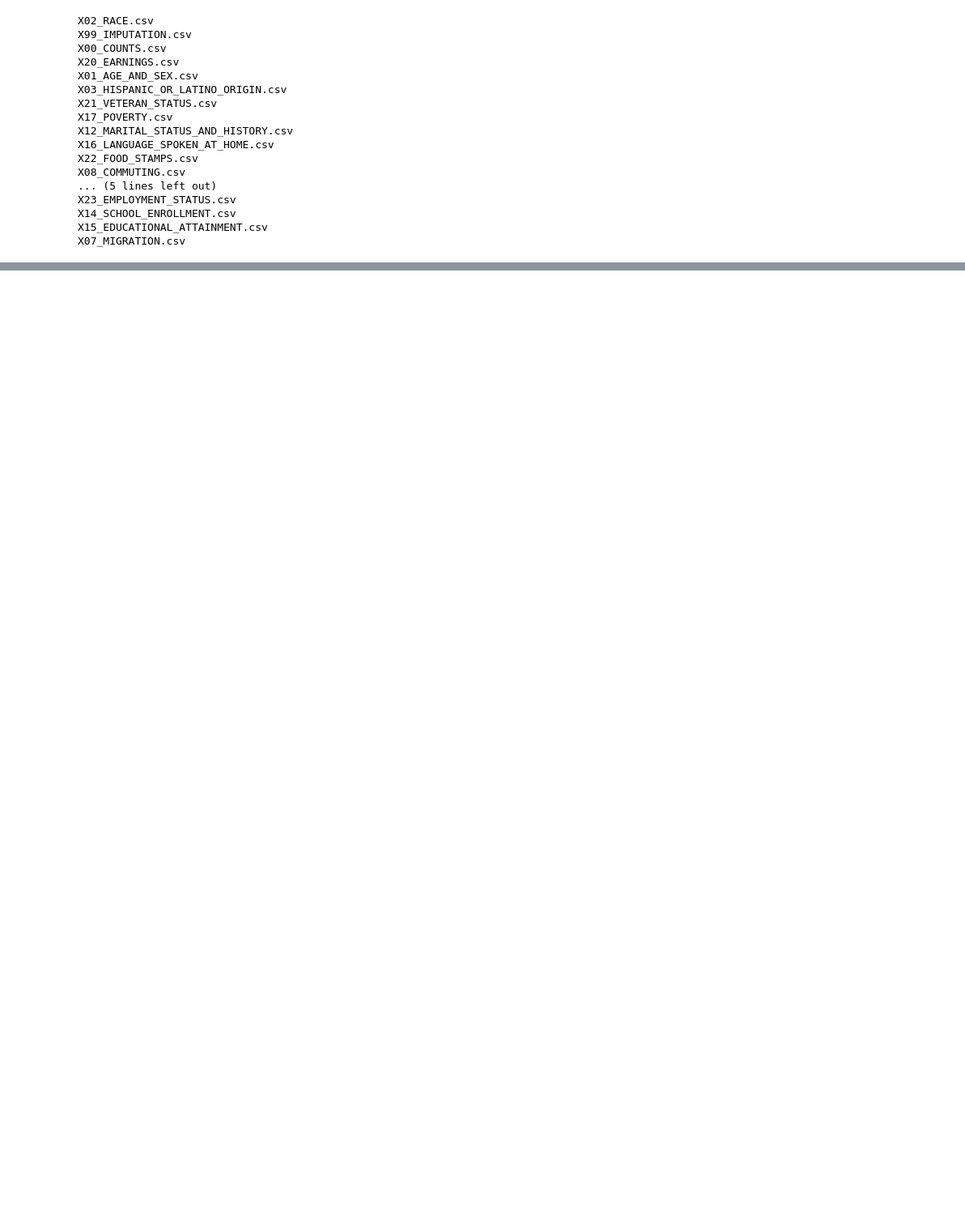
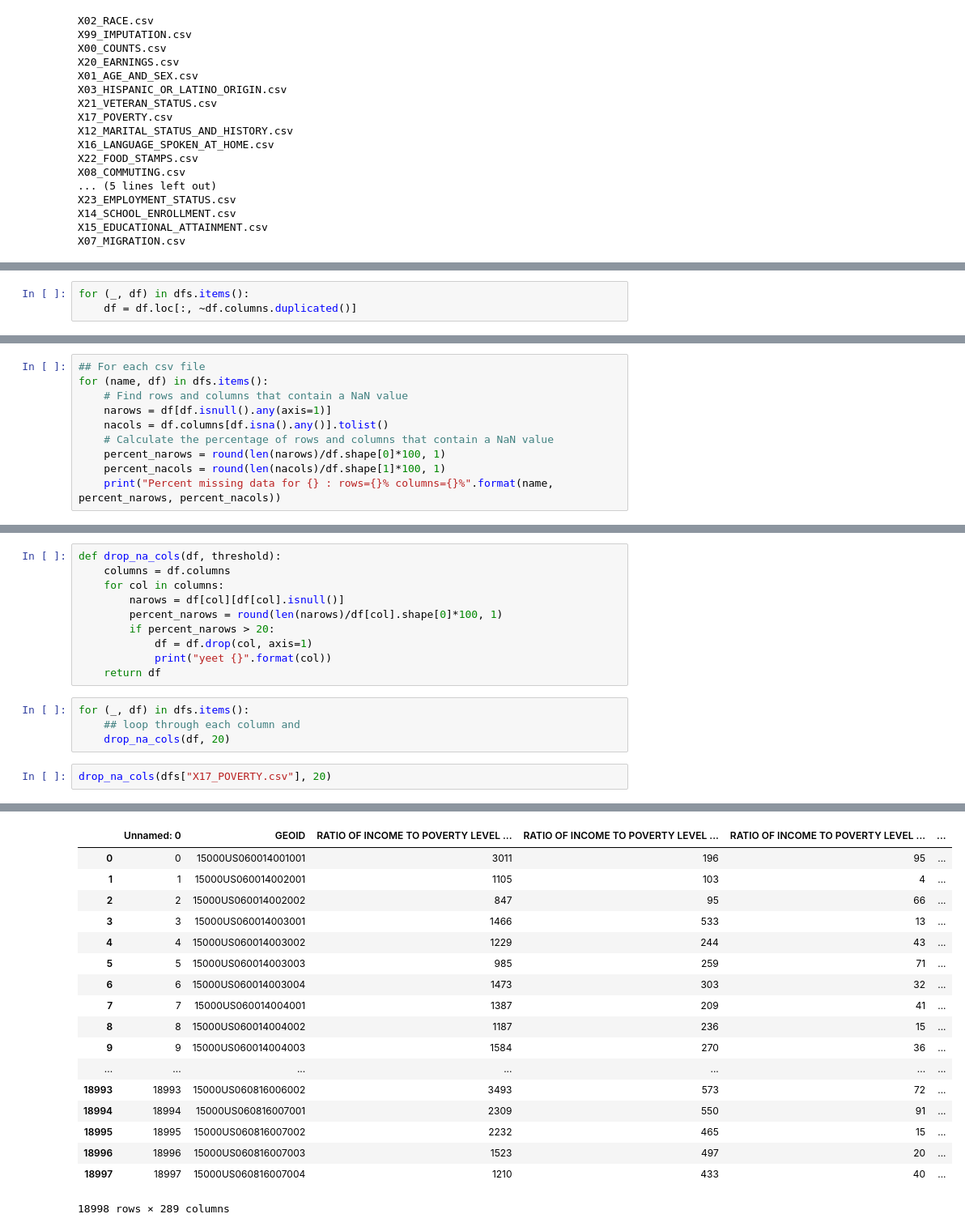
Before and after one commit to Tiger-Cross/AIHack18, a Jupyter notebook: notebooks/data_preparation.ipynb, the cells around one changed output, grey strips where cells are left out. Shown at 81% size. Drawn from its saved outputs; the diff is of its cells as text; blank space fills up the shorter version.

Commit message:
Start cleaning data.

```diff
--- a/notebooks/data_preparation.ipynb
+++ b/notebooks/data_preparation.ipynb
@@ -84,0 +93,3 @@ dfs['X27_HEALTH_INSURANCE.csv']
+# %%
+for (_, df) in dfs.items():
+    df = df.loc[:, ~df.columns.duplicated()]
@@ -84,0 +102,10 @@ dfs['X27_HEALTH_INSURANCE.csv']
+# %%
+## For each csv file
+for (name, df) in dfs.items():
+    # Find rows and columns that contain a NaN value
+    narows = df[df.isnull().any(axis=1)]
+    nacols = df.columns[df.isna().any()].tolist()
+    # Calculate the percentage of rows and columns that contain a NaN value
+    percent_narows = round(len(narows)/df.shape[0]*100, 1)
+    percent_nacols = round(len(nacols)/df.shape[1]*100, 1)
+    print("Percent missing data for {} : rows={}% columns={}%".format(name, percent_narows, percent_nacols))
@@ -84,0 +130,17 @@ dfs['X27_HEALTH_INSURANCE.csv']
+# %%
+def drop_na_cols(df, threshold):
+    columns = df.columns
+    for col in columns:
+        narows = df[col][df[col].isnull()]
+        percent_narows = round(len(narows)/df[col].shape[0]*100, 1)
+        if percent_narows > 20:
+            df = df.drop(col, axis=1)
+            print("yeet {}".format(col))
+    return df
+# %%
+for (_, df) in dfs.items():
+    ## loop through each column and
+    drop_na_cols(df, 20)
+# %%
+drop_na_cols(dfs["X17_POVERTY.csv"], 20)
+# %% [output]
@@ -84,0 +157,18 @@ dfs['X27_HEALTH_INSURANCE.csv']
+|  | Unnamed: 0 | GEOID | RATIO OF INCOME TO POVERTY LEVEL ... | RATIO OF INCOME TO POVERTY LEVEL ... | RATIO OF INCOME TO POVERTY LEVEL ... | ... |
+| 0 | 0 | 15000US060014001001 | 3011 | 196 | 95 | ... |
+| 1 | 1 | 15000US060014002001 | 1105 | 103 | 4 | ... |
+| 2 | 2 | 15000US060014002002 | 847 | 95 | 66 | ... |
+| 3 | 3 | 15000US060014003001 | 1466 | 533 | 13 | ... |
+| 4 | 4 | 15000US060014003002 | 1229 | 244 | 43 | ... |
+| 5 | 5 | 15000US060014003003 | 985 | 259 | 71 | ... |
+| 6 | 6 | 15000US060014003004 | 1473 | 303 | 32 | ... |
+| 7 | 7 | 15000US060014004001 | 1387 | 209 | 41 | ... |
+| 8 | 8 | 15000US060014004002 | 1187 | 236 | 15 | ... |
+| 9 | 9 | 15000US060014004003 | 1584 | 270 | 36 | ... |
+| ... | ... | ... | ... | ... | ... | ... |
+| 18993 | 18993 | 15000US060816006002 | 3493 | 573 | 72 | ... |
+| 18994 | 18994 | 15000US060816007001 | 2309 | 550 | 91 | ... |
+| 18995 | 18995 | 15000US060816007002 | 2232 | 465 | 15 | ... |
+| 18996 | 18996 | 15000US060816007003 | 1523 | 497 | 20 | ... |
+| 18997 | 18997 | 15000US060816007004 | 1210 | 433 | 40 | ... |
+18998 rows × 289 columns
```
Also changed, not shown: parts of 11 cells of this notebook, 2 other files.
